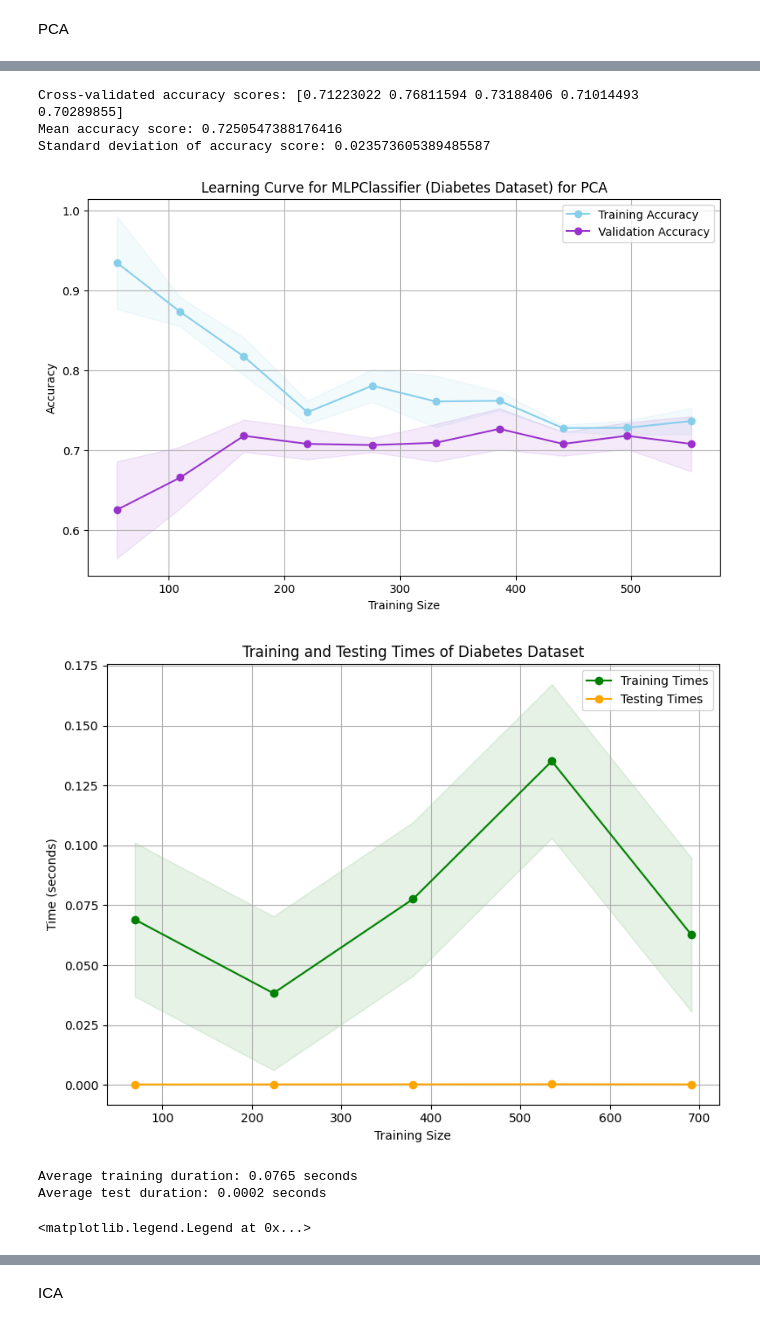
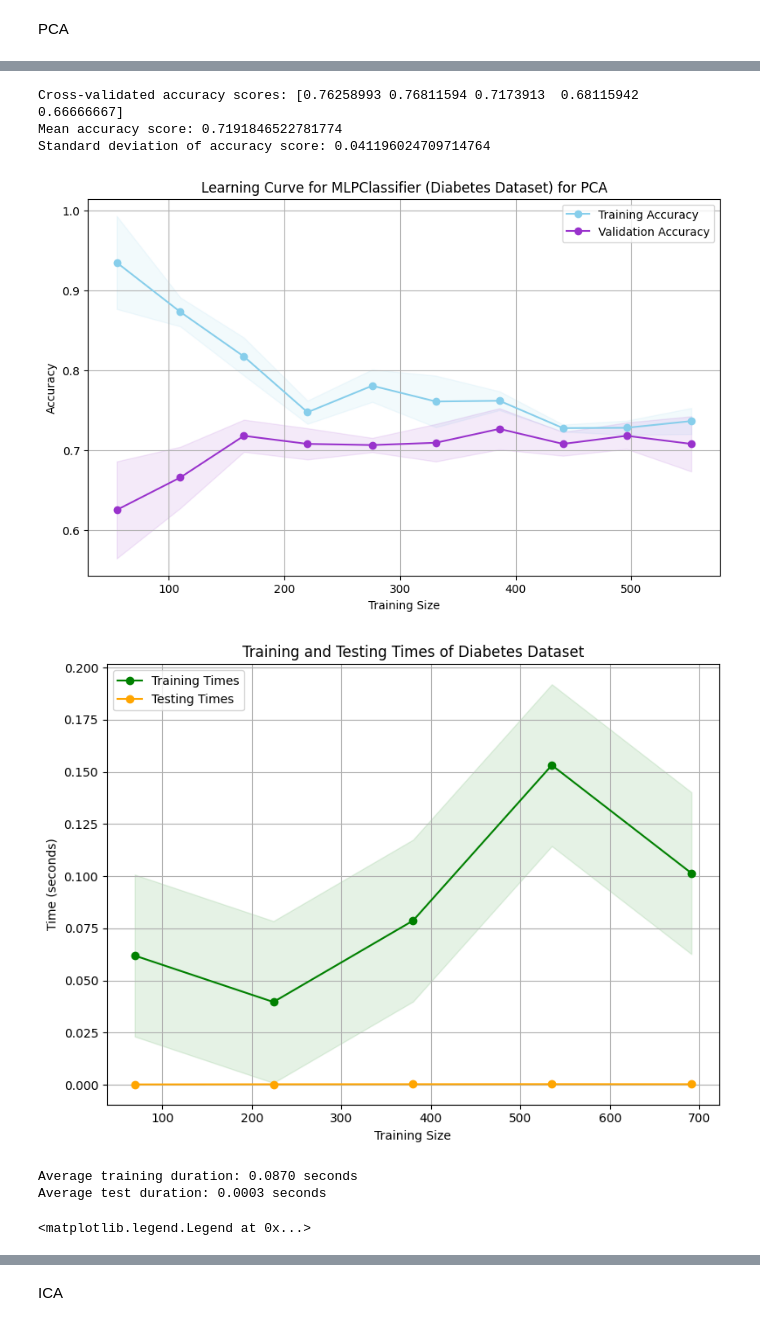
Before and after one commit to ankitrahejagatech/7641HW3, a Jupyter notebook: DimensionalReductionNN.ipynb, the cells around one changed output, grey strips where cells are left out. Saved outputs shown, nothing was run; the diff lists cells and outputs as text; code cells hidden in the pictures.

```diff
--- a/DimensionalReductionNN.ipynb
+++ b/DimensionalReductionNN.ipynb
@@ -199,6 +199,27 @@ X_train, X_test, y_train, y_test = train_test_split(cX, cY, test_size=0.10, rand
 # plt.title('Feature Importance from Random Forest')
 # plt.gca().invert_yaxis()  # To display the most important feature at the top
 # plt.show()
+
+
+param_grid = {
+    'hidden_layer_sizes': [(50,), (100,), (50, 50), (100, 100)],
+    'activation': ['relu', 'logistic', 'tanh'],
+    'learning_rate_init': [0.01, 0.02, 0.1],
+    'max_iter': [50, 100, 200]
+}
+
+# Initialize the MLPClassifier
+clf = MLPClassifier(solver='adam', random_state=42,early_stopping=True)
+
+# Initialize the GridSearchCV
+gs = GridSearchCV(estimator=clf, param_grid=param_grid, refit=True, cv=3, scoring='accuracy', verbose=2)
+
+# Fit the GridSearchCV
+gs.fit(cX, cY)
+
+# Print the best score and parameters
+print("Best score: {:.3f}".format(gs.best_score_))
+print("Best parameters:", gs.best_params_)
 # %% [output]
 [figure]
 [figure]
@@ -207,6 +245,6 @@ X_train, X_test, y_train, y_test = train_test_split(cX, cY, test_size=0.10, rand
 # %%
-net = MLPClassifier(hidden_layer_sizes=(50,), solver='adam', activation='logistic',
-                    learning_rate_init=0.01, max_iter=1000, random_state=100)
+net = MLPClassifier(hidden_layer_sizes=(50,50), solver='adam', activation='relu',
+                    learning_rate_init=0.02, max_iter=50, random_state=100)
 
 # Perform cross-validation and get predictions
 cv_predictions = cross_val_predict(net, X_train, y_train, cv=5)
@@ -512,10 +550,10 @@ plt.legend(frameon=False)
-Cross-validated accuracy scores: [0.71223022 0.76811594 0.73188406 0.71014493 0.70289855]
-Mean accuracy score: 0.7250547388176416
-Standard deviation of accuracy score: 0.023573605389485587
+Cross-validated accuracy scores: [0.76258993 0.76811594 0.7173913  0.68115942 0.66666667]
+Mean accuracy score: 0.7191846522781774
+Standard deviation of accuracy score: 0.041196024709714764
 [figure]
-[figure, old version]
+[figure, new version]
-Average training duration: 0.0765 seconds
-Average test duration: 0.0002 seconds
+Average training duration: 0.0870 seconds
+Average test duration: 0.0003 seconds
 <matplotlib.legend.Legend at 0x...>
 [figure]
 # %% [markdown]
```
Also changed, not shown: parts of 8 cells of this notebook, 34 other files.
